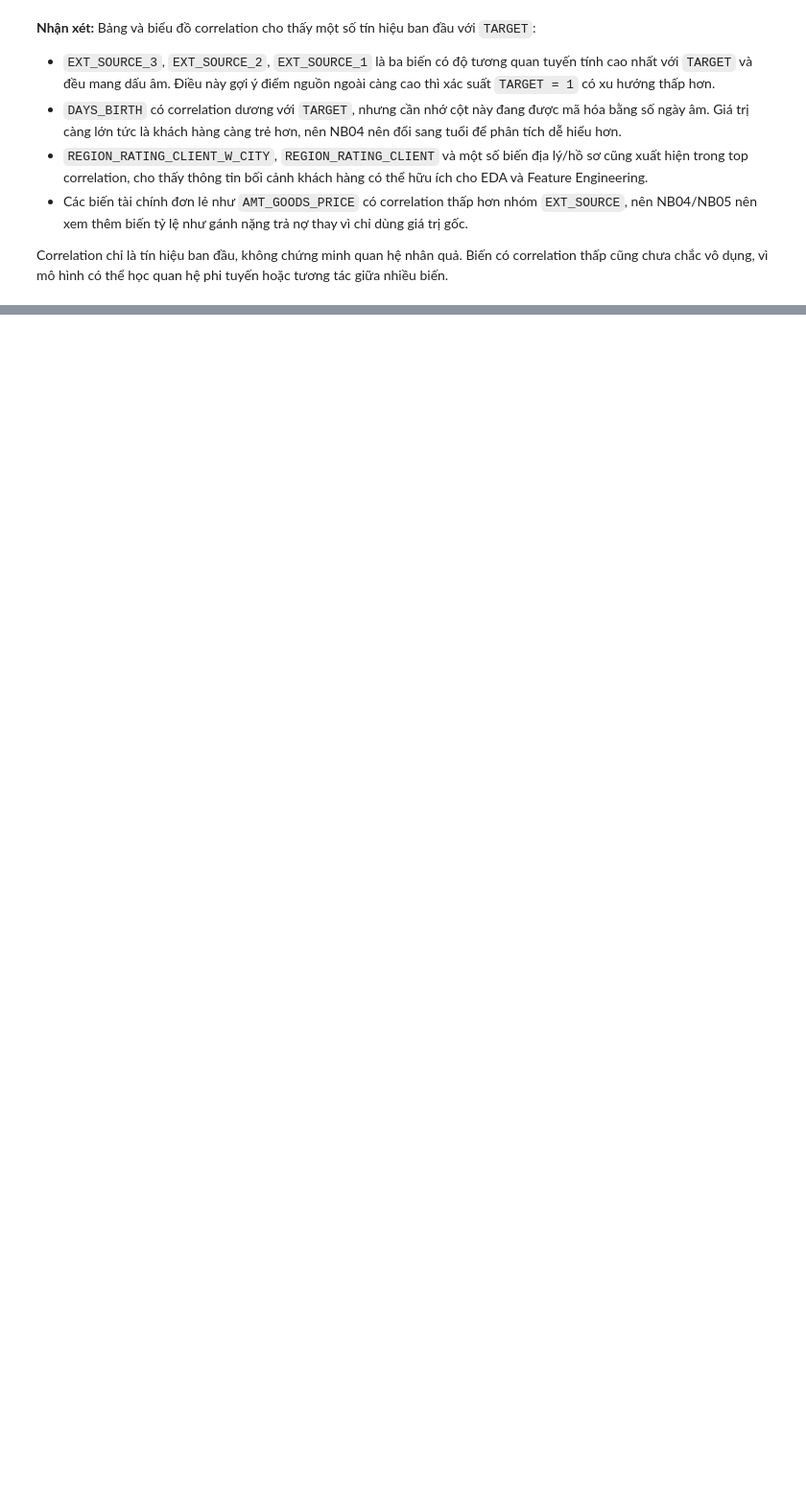
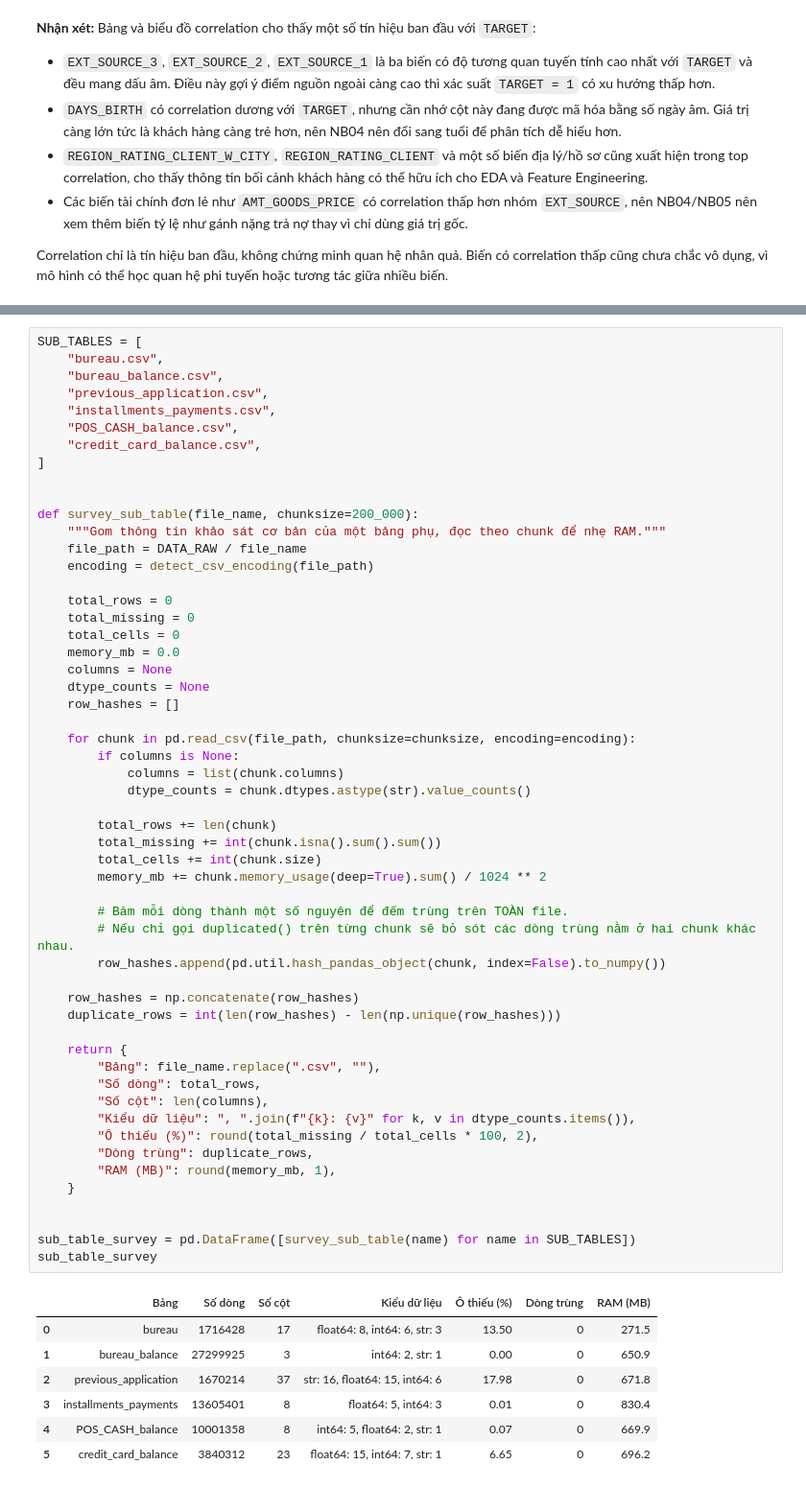
Before and after one commit to thanhhung9720001-collab/credit-risk-classifier, a Jupyter notebook: notebooks/01_data_understanding.ipynb, the cells around one changed output, grey strips where cells are left out. Shown at 96% size. Saved outputs shown, nothing was run; the diff lists cells and outputs as text; blank space fills up the shorter version.

```diff
--- a/notebooks/01_data_understanding.ipynb
+++ b/notebooks/01_data_understanding.ipynb
@@ -712,0 +633,62 @@ plt.show()
+# %%
+SUB_TABLES = [
+    "bureau.csv",
+    "bureau_balance.csv",
+    "previous_application.csv",
+    "installments_payments.csv",
+    "POS_CASH_balance.csv",
+    "credit_card_balance.csv",
+]
+
+
+def survey_sub_table(file_name, chunksize=200_000):
+    """Gom thông tin khảo sát cơ bản của một bảng phụ, đọc theo chunk để nhẹ RAM."""
+    file_path = DATA_RAW / file_name
+    encoding = detect_csv_encoding(file_path)
+
+    total_rows = 0
+    total_missing = 0
+    total_cells = 0
+    memory_mb = 0.0
+    columns = None
+    dtype_counts = None
+    row_hashes = []
+
+    for chunk in pd.read_csv(file_path, chunksize=chunksize, encoding=encoding):
+        if columns is None:
+            columns = list(chunk.columns)
+            dtype_counts = chunk.dtypes.astype(str).value_counts()
+
+        total_rows += len(chunk)
+        total_missing += int(chunk.isna().sum().sum())
+        total_cells += int(chunk.size)
+        memory_mb += chunk.memory_usage(deep=True).sum() / 1024 ** 2
+
+        # Băm mỗi dòng thành một số nguyên để đếm trùng trên TOÀN file.
+        # Nếu chỉ gọi duplicated() trên từng chunk sẽ bỏ sót các dòng trùng nằm ở hai chunk khác nhau.
+        row_hashes.append(pd.util.hash_pandas_object(chunk, index=False).to_numpy())
+
+    row_hashes = np.concatenate(row_hashes)
+    duplicate_rows = int(len(row_hashes) - len(np.unique(row_hashes)))
+
+    return {
+        "Bảng": file_name.replace(".csv", ""),
+        "Số dòng": total_rows,
+        "Số cột": len(columns),
+        "Kiểu dữ liệu": ", ".join(f"{k}: {v}" for k, v in dtype_counts.items()),
+        "Ô thiếu (%)": round(total_missing / total_cells * 100, 2),
+        "Dòng trùng": duplicate_rows,
+        "RAM (MB)": round(memory_mb, 1),
+    }
+
+
+sub_table_survey = pd.DataFrame([survey_sub_table(name) for name in SUB_TABLES])
+sub_table_survey
+# %% [output]
+|  | Bảng | Số dòng | Số cột | Kiểu dữ liệu | Ô thiếu (%) | Dòng trùng | RAM (MB) |
+| 0 | bureau | 1716428 | 17 | float64: 8, int64: 6, str: 3 | 13.50 | 0 | 271.5 |
+| 1 | bureau_balance | 27299925 | 3 | int64: 2, str: 1 | 0.00 | 0 | 650.9 |
+| 2 | previous_application | 1670214 | 37 | str: 16, float64: 15, int64: 6 | 17.98 | 0 | 671.8 |
+| 3 | installments_payments | 13605401 | 8 | float64: 5, int64: 3 | 0.01 | 0 | 830.4 |
+| 4 | POS_CASH_balance | 10001358 | 8 | int64: 5, float64: 2, str: 1 | 0.07 | 0 | 669.9 |
+| 5 | credit_card_balance | 3840312 | 23 | float64: 15, int64: 7, str: 1 | 6.65 | 0 | 696.2 |
```
Also changed, not shown: parts of 29 cells of this notebook.
